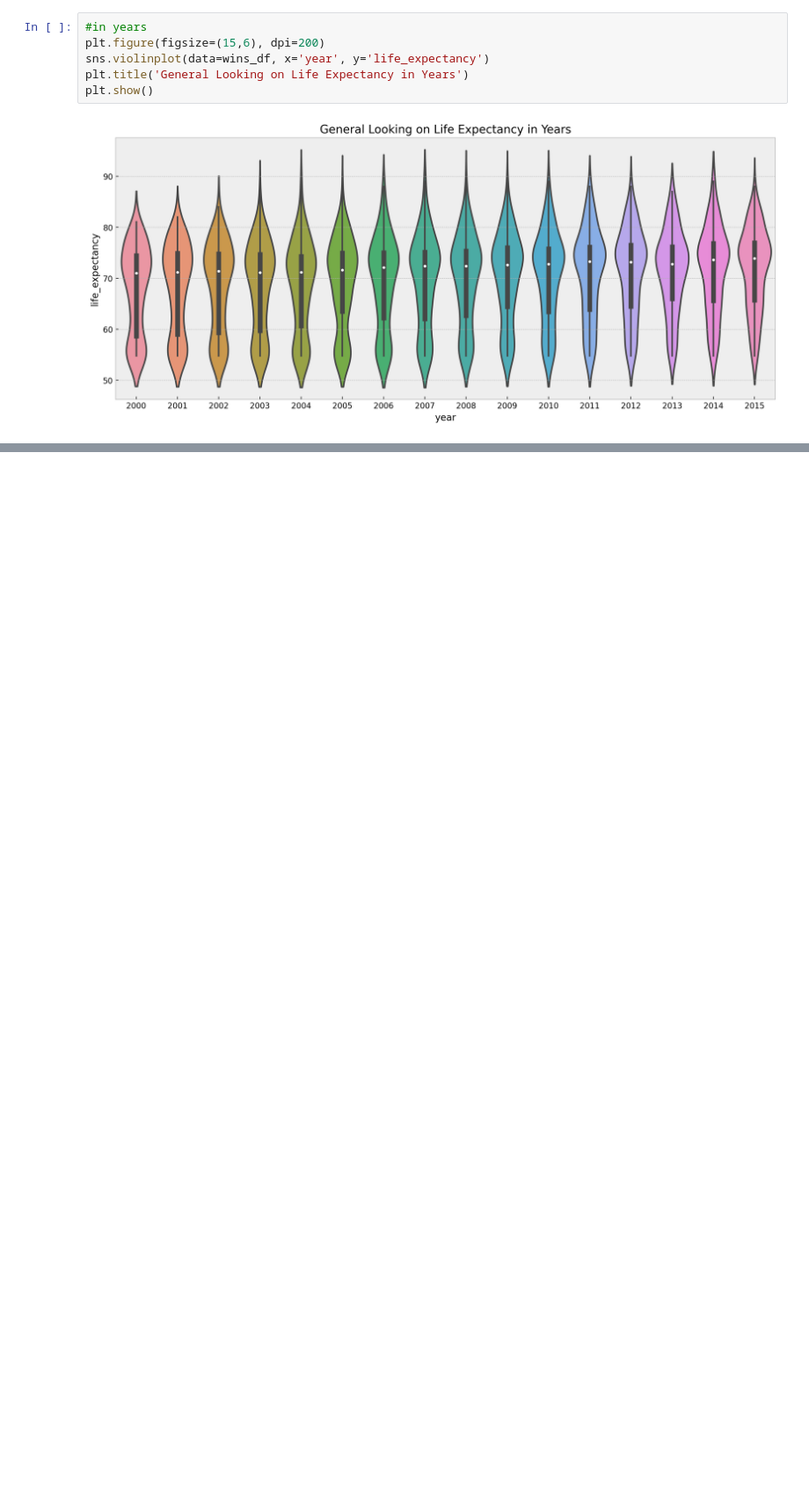
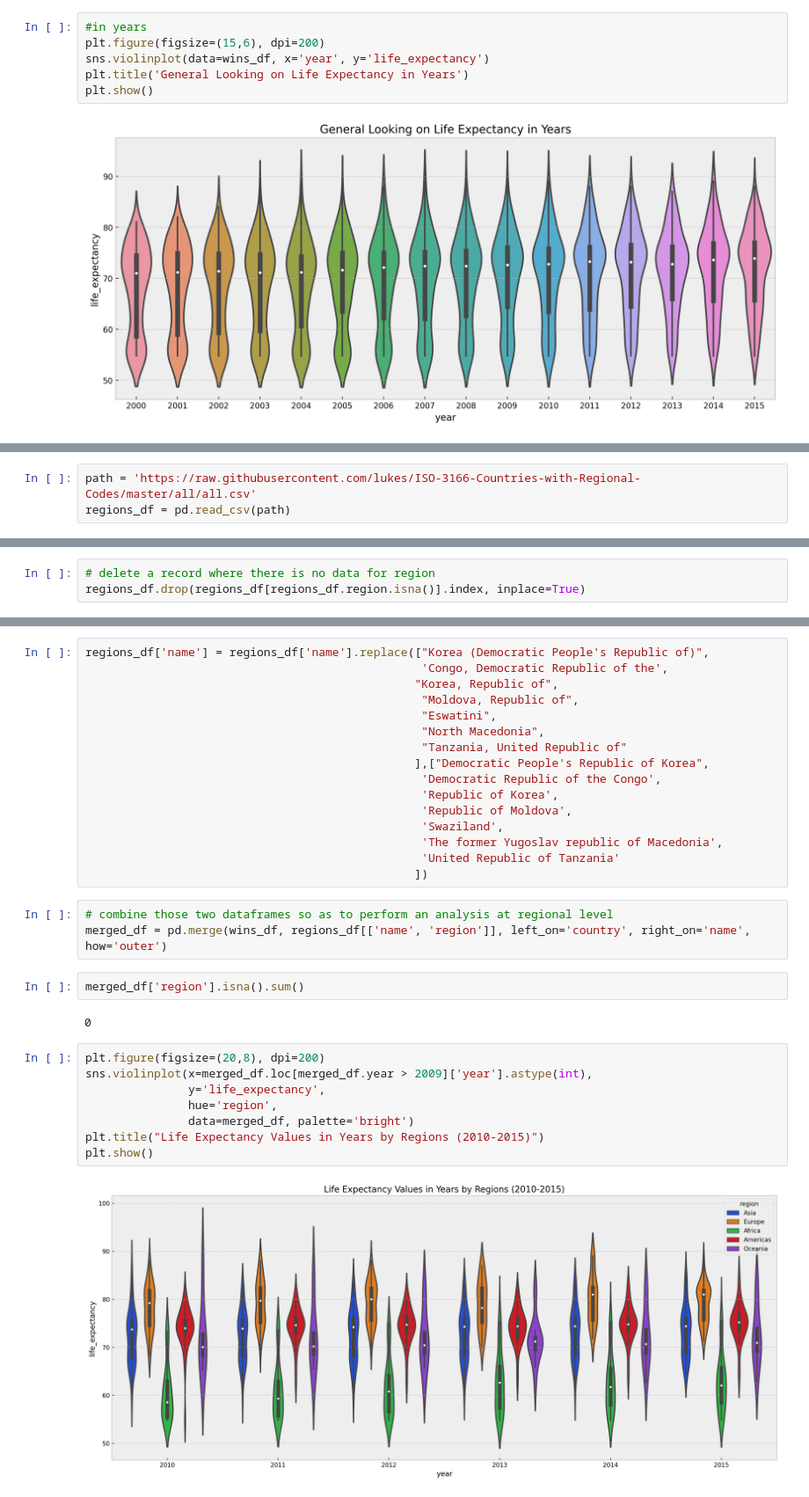
Before and after one commit to Dnezzhello/python_project, a Jupyter notebook: life_expectancy.ipynb, the cells around one changed output, grey strips where cells are left out. Shown at 88% size. Drawn from its saved outputs; the diff is of its cells as text; blank space fills up the shorter version.

```diff
--- a/life_expectancy.ipynb
+++ b/life_expectancy.ipynb
@@ -516,0 +526,3 @@ From the graph above, over the period between 2000 and 2015, we can see that the
+# %%
+path = 'https://raw.githubusercontent.com/lukes/ISO-3166-Countries-with-Regional-Codes/master/all/all.csv'
+regions_df = pd.read_csv(path)
@@ -516,0 +543,3 @@ From the graph above, over the period between 2000 and 2015, we can see that the
+# %%
+# delete a record where there is no data for region
+regions_df.drop(regions_df[regions_df.region.isna()].index, inplace=True)
@@ -516,0 +560,33 @@ From the graph above, over the period between 2000 and 2015, we can see that the
+# %%
+regions_df['name'] = regions_df['name'].replace(["Korea (Democratic People's Republic of)",
+                                                 'Congo, Democratic Republic of the',
+                                                "Korea, Republic of",
+                                                 "Moldova, Republic of",
+                                                 "Eswatini",
+                                                 "North Macedonia",
+                                                 "Tanzania, United Republic of"
+                                                ],["Democratic People's Republic of Korea",
+                                                 'Democratic Republic of the Congo',
+                                                 'Republic of Korea',
+                                                 'Republic of Moldova',
+                                                 'Swaziland',
+                                                 'The former Yugoslav republic of Macedonia',
+                                                 'United Republic of Tanzania'
+                                                ])
+# %%
+# combine those two dataframes so as to perform an analysis at regional level
+merged_df = pd.merge(wins_df, regions_df[['name', 'region']], left_on='country', right_on='name', how='outer')
+# %%
+merged_df['region'].isna().sum()
+# %% [output]
+0
+# %%
+plt.figure(figsize=(20,8), dpi=200)
+sns.violinplot(x=merged_df.loc[merged_df.year > 2009]['year'].astype(int),
+               y='life_expectancy',
+               hue='region',
+               data=merged_df, palette='bright')
+plt.title("Life Expectancy Values in Years by Regions (2010-2015)")
+plt.show()
+# %% [output]
+[figure, added]
```
Also changed, not shown: parts of 26 cells of this notebook.
